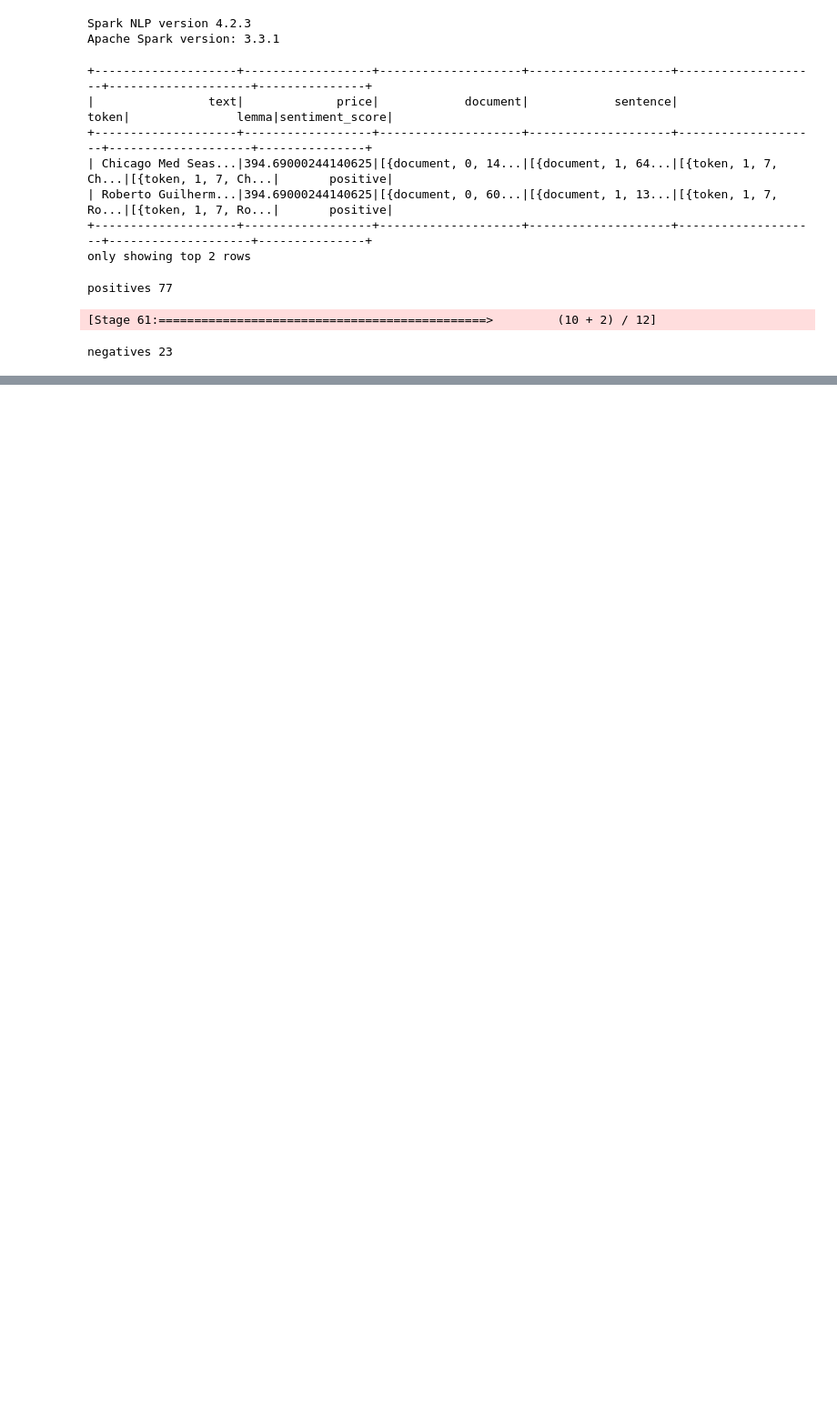
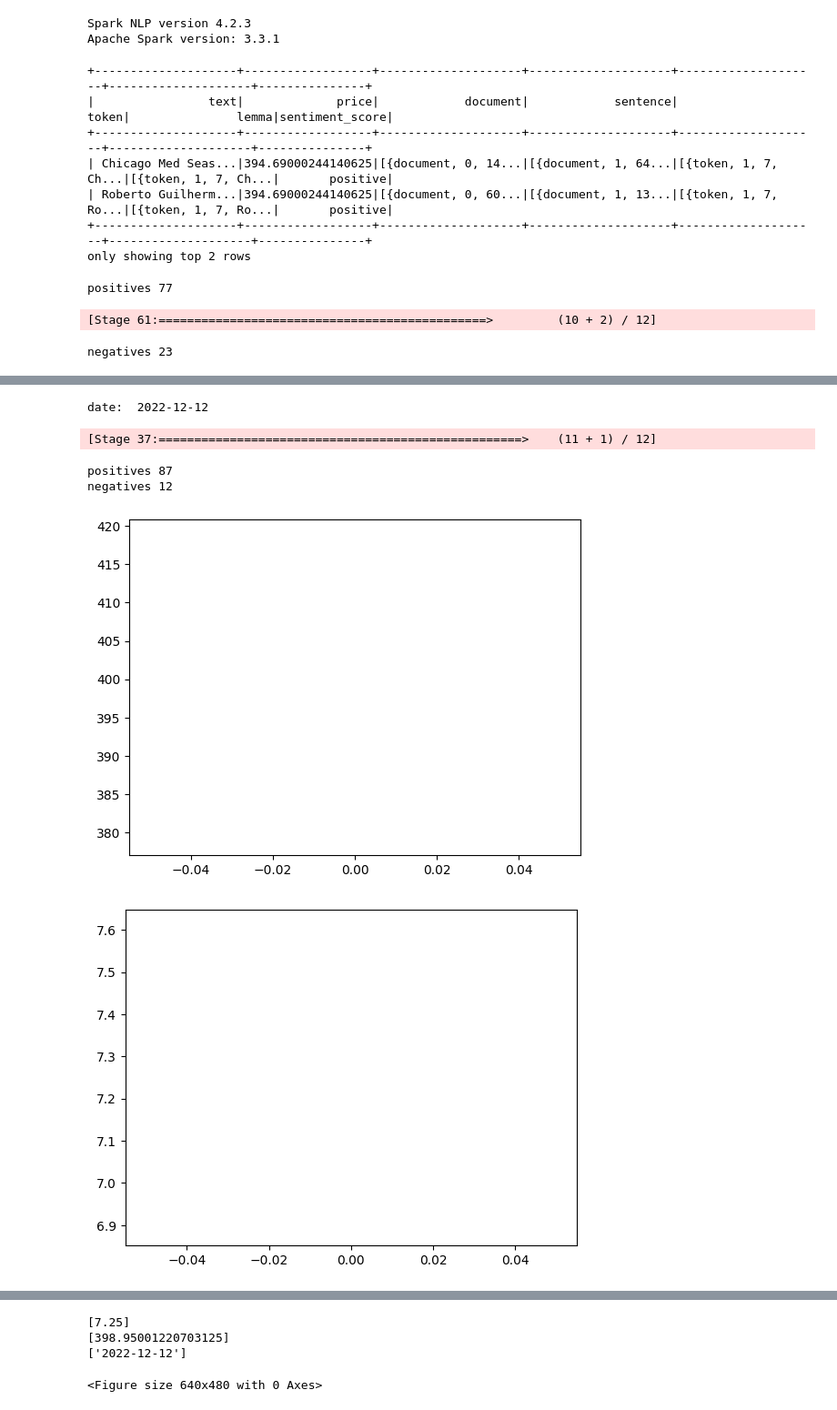
Before and after one commit to alpacaswillrule/am111_sparkv2, a Jupyter notebook: spark-warc.ipynb, the cells around one changed output, grey strips where cells are left out. Shown at 91% size. Cells and saved outputs as stored; diff of their text form; code cells hidden in the pictures; blank space fills up the shorter version.

Commit message:
optimized sentiment script

```diff
--- a/spark-warc.ipynb
+++ b/spark-warc.ipynb
@@ -184,3 +179,12 @@ failures:  0
+# %%
+def drop_nonfinance_articles(df):
+  model = PipelineModel.load("./models/model_dl")
+  df = model.transform(df)
+  df = df.withColumn('finance', df['financial_model_pred.result'].getItem(0).cast('float'))
+  df = df.filter(df['finance'] == 1.0)
+  return df
+
+model = PipelineModel.load("./models/model_dl")
 # %%
 import math
 ratio_com_yfin = 1
@@ -450,0 +663,4 @@ spark.stop()
+# %%
+even_newerdf = pipeline.fit(newdf).transform(newdf)
+# %%
+even_newerdf = even_newerdf.withColumn("sentiment_score", concat_ws(",", "sentiment_score.result"))
@@ -450,0 +691,45 @@ spark.stop()
+# %%
+df = pipeline.fit(df).transform(df)
+
+df = df.withColumn("sentiment_score", concat_ws(",", "sentiment_score.result"))
+print("total positive and negatives: ")
+print("positives", df.filter(col('sentiment_score') == 'positive').count())
+print("negatives", df.filter(col('sentiment_score') == 'negative').count())
+# %%
+
+
+
+sentscores = []
+finacial_data = []
+for date in datelist:
+    print("date: ", date)
+    positives = df.filter(col('sentiment_score') == 'positive').filter(col('date') == date).count()
+    negatives = df.filter(col('sentiment_score') == 'negative').filter(col('date') == date).count()
+    print("positives", positives)
+    print("negatives", negatives)
+    if negatives == 0:
+        sentscores.append(positives)
+    sentscores.append(positives/negatives)
+    finacial_data.append(float(stockdata[str(date)]))
+
+import matplotlib.pyplot as plt
+x = np.arange(len(finacial_data))
+plt.plot(x, finacial_data)
+plt.show()
+plt.plot(x, sentscores)
+plt.show()
+plt.plot(x, finacial_data)
+plt.plot(x, sentscores)
+plt.show()
+plt.savefig('sentiment.png')
+
+print(sentscores)
+print(finacial_data)
+print(datelist)
+# %% [output]
+date:  2022-12-12
+[Stage 37:===================================================>    (11 + 1) / 12]
+positives 87
+negatives 12
+[figure, added]
+[figure, added]
@@ -450,0 +737,4 @@ spark.stop()
+[7.25]
+[398.95001220703125]
+['2022-12-12']
+<Figure size 640x480 with 0 Axes>
```
Also changed, not shown: parts of 17 cells of this notebook, 7 other files.
